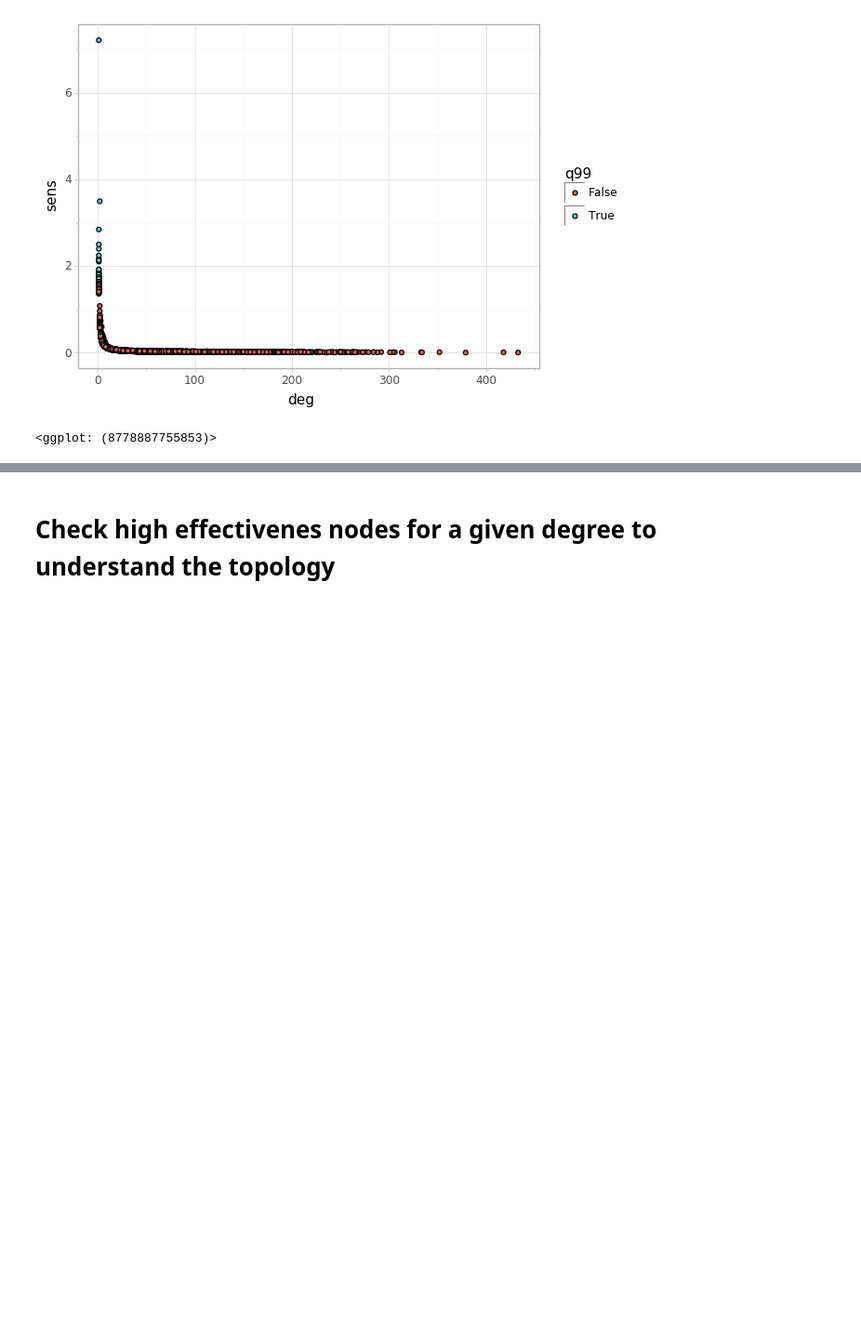
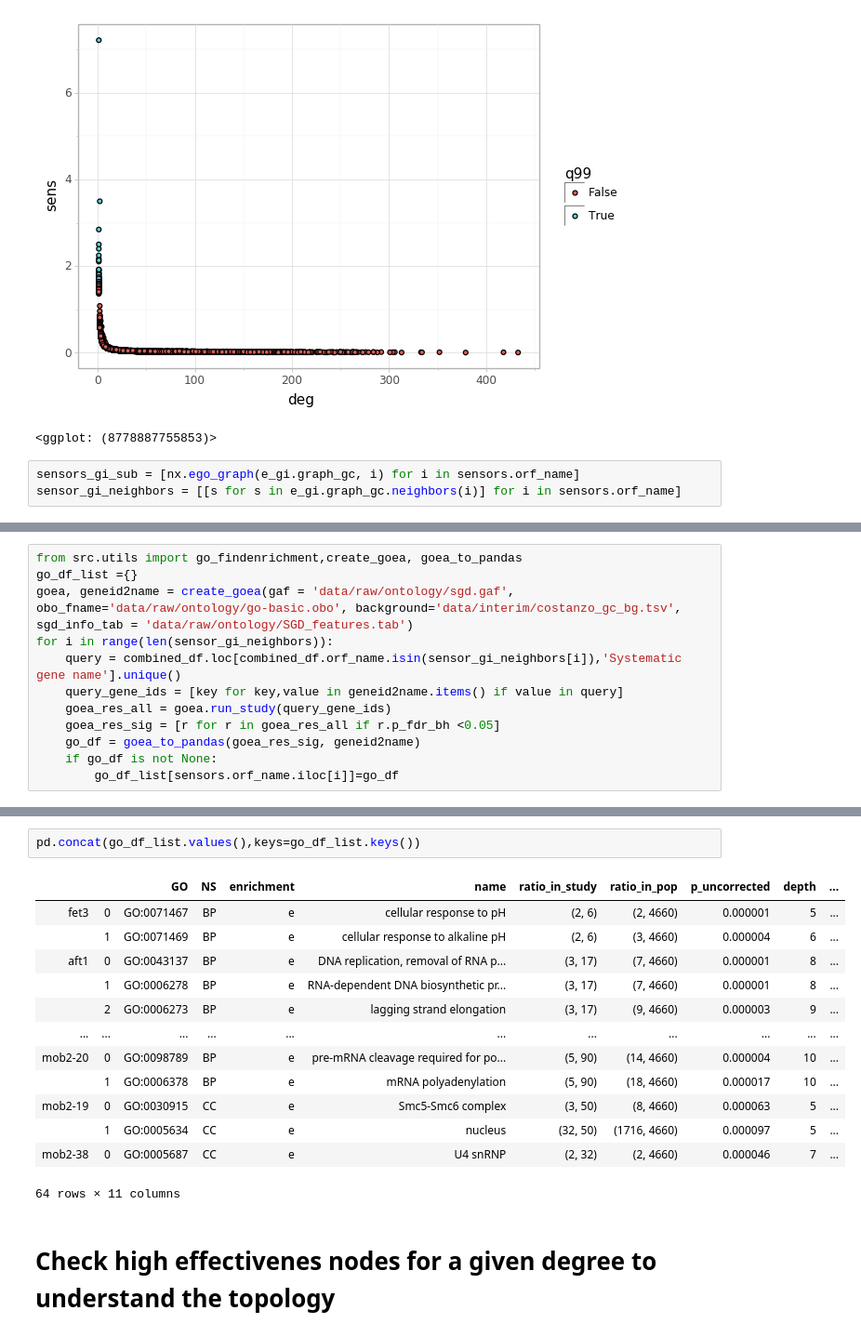
Before and after one commit to oacar/enm_package, a Jupyter notebook: notebooks/03-PRS_costanzo_07132020.ipynb, the cells around one changed output, grey strips where cells are left out. Shown at 93% size. Saved outputs shown, nothing was run; the diff lists cells and outputs as text; blank space fills up the shorter version.

Commit message:
Added go enrichment on GI neighbors.

```diff
--- a/notebooks/03-PRS_costanzo_07132020.ipynb
+++ b/notebooks/03-PRS_costanzo_07132020.ipynb
@@ -238,3 +299,6 @@ e_gi.df['q99']= e_gi.df.sens>q99
 # %% [output]
 [figure]
 <ggplot: (8778887755853)>
+# %%
+sensors_gi_sub = [nx.ego_graph(e_gi.graph_gc, i) for i in sensors.orf_name]
+sensor_gi_neighbors = [[s for s in e_gi.graph_gc.neighbors(i)] for i in sensors.orf_name]
@@ -240,0 +321,12 @@ e_gi.df['q99']= e_gi.df.sens>q99
+# %%
+from src.utils import go_findenrichment,create_goea, goea_to_pandas
+go_df_list ={}
+goea, geneid2name = create_goea(gaf = 'data/raw/ontology/sgd.gaf', obo_fname='data/raw/ontology/go-basic.obo', background='data/interim/costanzo_gc_bg.tsv', sgd_info_tab = 'data/raw/ontology/SGD_features.tab')
+for i in range(len(sensor_gi_neighbors)):
+    query = combined_df.loc[combined_df.orf_name.isin(sensor_gi_neighbors[i]),'Systematic gene name'].unique()
+    query_gene_ids = [key for key,value in geneid2name.items() if value in query]
+    goea_res_all = goea.run_study(query_gene_ids)
+    goea_res_sig = [r for r in goea_res_all if r.p_fdr_bh <0.05]
+    go_df = goea_to_pandas(goea_res_sig, geneid2name)
+    if go_df is not None:
+        go_df_list[sensors.orf_name.iloc[i]]=go_df
@@ -241,3 +351,19 @@ e_gi.df['q99']= e_gi.df.sens>q99
+# %%
+pd.concat(go_df_list.values(),keys=go_df_list.keys())
+# %% [output]
+|  |  | GO | NS | enrichment | name | ratio_in_study | ratio_in_pop | p_uncorrected | depth | ... |
+| fet3 | 0 | GO:0071467 | BP | e | cellular response to pH | (2, 6) | (2, 4660) | 0.000001 | 5 | ... |
+|  | 1 | GO:0071469 | BP | e | cellular response to alkaline pH | (2, 6) | (3, 4660) | 0.000004 | 6 | ... |
+| aft1 | 0 | GO:0043137 | BP | e | DNA replication, removal of RNA p... | (3, 17) | (7, 4660) | 0.000001 | 8 | ... |
+|  | 1 | GO:0006278 | BP | e | RNA-dependent DNA biosynthetic pr... | (3, 17) | (7, 4660) | 0.000001 | 8 | ... |
+|  | 2 | GO:0006273 | BP | e | lagging strand elongation | (3, 17) | (9, 4660) | 0.000003 | 9 | ... |
+| ... | ... | ... | ... | ... | ... | ... | ... | ... | ... | ... |
+| mob2-20 | 0 | GO:0098789 | BP | e | pre-mRNA cleavage required for po... | (5, 90) | (14, 4660) | 0.000004 | 10 | ... |
+|  | 1 | GO:0006378 | BP | e | mRNA polyadenylation | (5, 90) | (18, 4660) | 0.000017 | 10 | ... |
+| mob2-19 | 0 | GO:0030915 | CC | e | Smc5-Smc6 complex | (3, 50) | (8, 4660) | 0.000063 | 5 | ... |
+|  | 1 | GO:0005634 | CC | e | nucleus | (32, 50) | (1716, 4660) | 0.000097 | 5 | ... |
+| mob2-38 | 0 | GO:0005687 | CC | e | U4 snRNP | (2, 32) | (2, 4660) | 0.000046 | 7 | ... |
+64 rows × 11 columns
 # %% [markdown]
 # Check high effectivenes nodes for a given degree to understand the topology
 # %%
```
Also changed, not shown: parts of 9 cells of this notebook.
